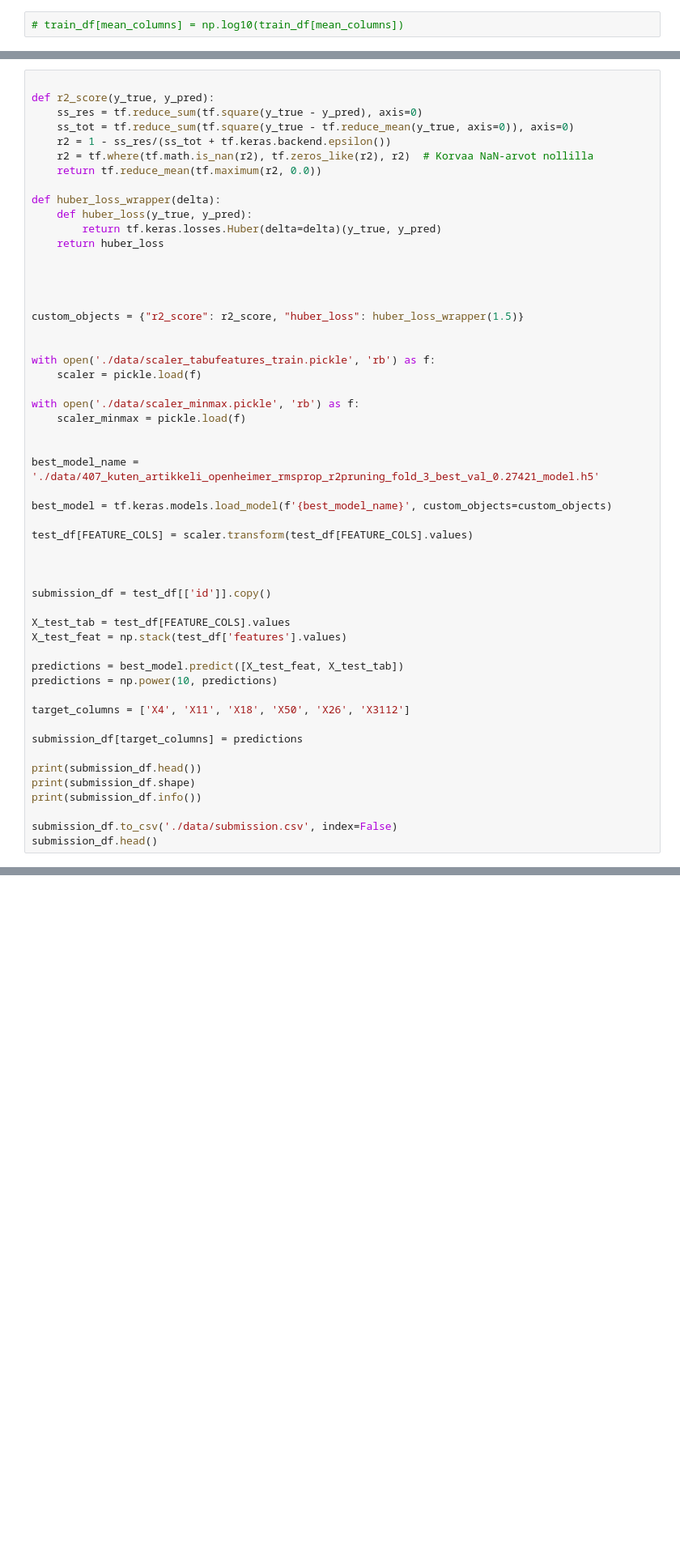
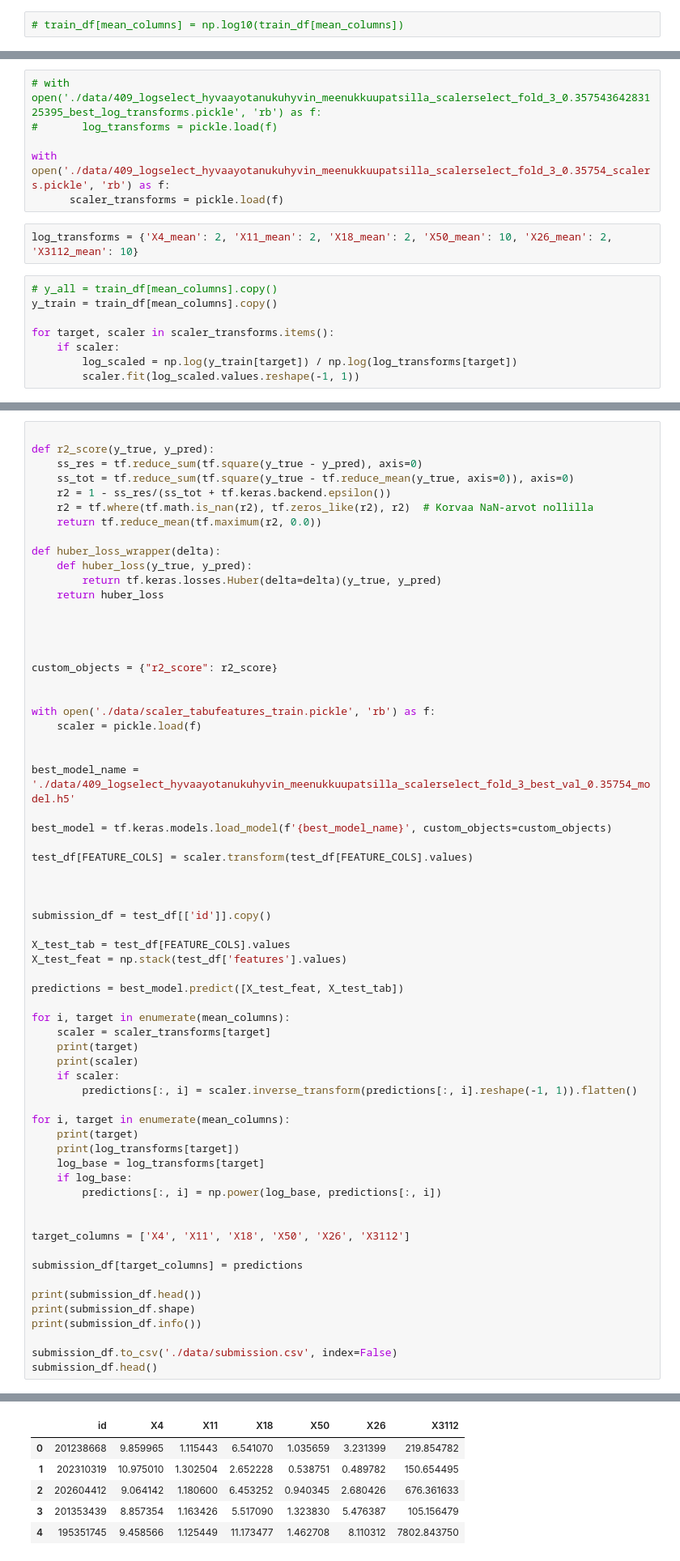
Before and after one commit to THalfar/PlantTraits2024, a Jupyter notebook: reading_preprocess_data.ipynb, the cells around one changed output, grey strips where cells are left out. Shown at 81% size. Saved outputs shown, nothing was run; the diff lists cells and outputs as text; blank space fills up the shorter version.

Commit message:
Changed scaler to minmax in all cases. Added some polynomial transformations.

```diff
--- a/reading_preprocess_data.ipynb
+++ b/reading_preprocess_data.ipynb
@@ -403,3 +522,19 @@ print(len(FEATURE_COLS))
 
 print(train_df.columns)
 print(train_df.shape)
+# %%
+# with open('./data/409_logselect_hyvaayotanukuhyvin_meenukkuupatsilla_scalerselect_fold_3_0.35754364283125395_best_log_transforms.pickle', 'rb') as f:
+#       log_transforms = pickle.load(f)
+
+with open('./data/409_logselect_hyvaayotanukuhyvin_meenukkuupatsilla_scalerselect_fold_3_0.35754_scalers.pickle', 'rb') as f:
+      scaler_transforms = pickle.load(f)
+# %%
+log_transforms = {'X4_mean': 2, 'X11_mean': 2, 'X18_mean': 2, 'X50_mean': 10, 'X26_mean': 2, 'X3112_mean': 10}
+# %%
+# y_all = train_df[mean_columns].copy()
+y_train = train_df[mean_columns].copy()
+
+for target, scaler in scaler_transforms.items():
+    if scaler:
+        log_scaled = np.log(y_train[target]) / np.log(log_transforms[target])
+        scaler.fit(log_scaled.values.reshape(-1, 1))
@@ -420,17 +559,14 @@ def huber_loss_wrapper(delta):
 
 
 
-custom_objects = {"r2_score": r2_score, "huber_loss": huber_loss_wrapper(1.5)}
+custom_objects = {"r2_score": r2_score}
 
 
 with open('./data/scaler_tabufeatures_train.pickle', 'rb') as f:
     scaler = pickle.load(f)
 
-with open('./data/scaler_minmax.pickle', 'rb') as f:
-    scaler_minmax = pickle.load(f)
 
-
-best_model_name = './data/407_kuten_artikkeli_openheimer_rmsprop_r2pruning_fold_3_best_val_0.27421_model.h5'
+best_model_name = './data/409_logselect_hyvaayotanukuhyvin_meenukkuupatsilla_scalerselect_fold_3_best_val_0.35754_model.h5'
 
 best_model = tf.keras.models.load_model(f'{best_model_name}', custom_objects=custom_objects)
 
@@ -444,7 +580,21 @@ X_test_tab = test_df[FEATURE_COLS].values
 X_test_feat = np.stack(test_df['features'].values)
 
 predictions = best_model.predict([X_test_feat, X_test_tab])
-predictions = np.power(10, predictions)
+
+for i, target in enumerate(mean_columns):
+    scaler = scaler_transforms[target]
+    print(target)
+    print(scaler)
+    if scaler:
+        predictions[:, i] = scaler.inverse_transform(predictions[:, i].reshape(-1, 1)).flatten()
+
+for i, target in enumerate(mean_columns):
+    print(target)
+    print(log_transforms[target])
+    log_base = log_transforms[target]
+    if log_base:
+        predictions[:, i] = np.power(log_base, predictions[:, i])
+
 
 target_columns = ['X4', 'X11', 'X18', 'X50', 'X26', 'X3112']
 
@@ -456,3 +606,4 @@ print(submission_df.info())
 
 submission_df.to_csv('./data/submission.csv', index=False)
 submission_df.head()
+# %% [output]
@@ -458,0 +627,6 @@ submission_df.head()
+|  | id | X4 | X11 | X18 | X50 | X26 | X3112 |
+| 0 | 201238668 | 9.859965 | 1.115443 | 6.541070 | 1.035659 | 3.231399 | 219.854782 |
+| 1 | 202310319 | 10.975010 | 1.302504 | 2.652228 | 0.538751 | 0.489782 | 150.654495 |
+| 2 | 202604412 | 9.064142 | 1.180600 | 6.453252 | 0.940345 | 2.680426 | 676.361633 |
+| 3 | 201353439 | 8.857354 | 1.163426 | 5.517090 | 1.323830 | 5.476387 | 105.156479 |
+| 4 | 195351745 | 9.458566 | 1.125449 | 11.173477 | 1.462708 | 8.110312 | 7802.843750 |
```
Also changed, not shown: parts of 11 cells of this notebook, 1 other file.
